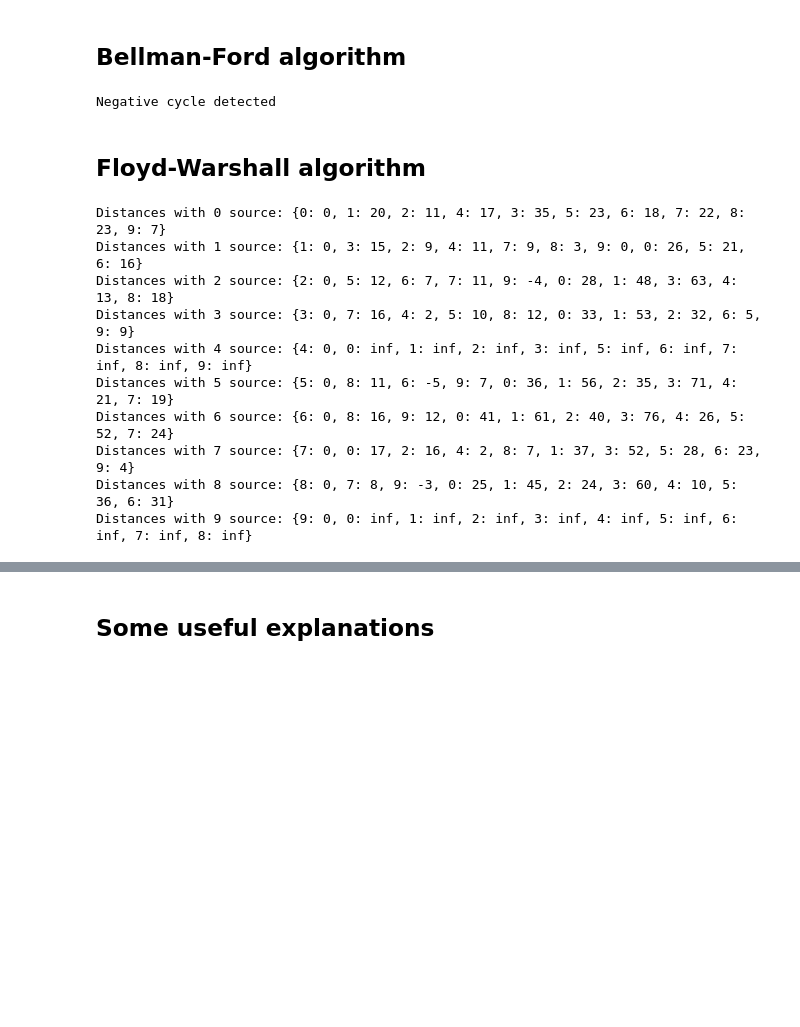
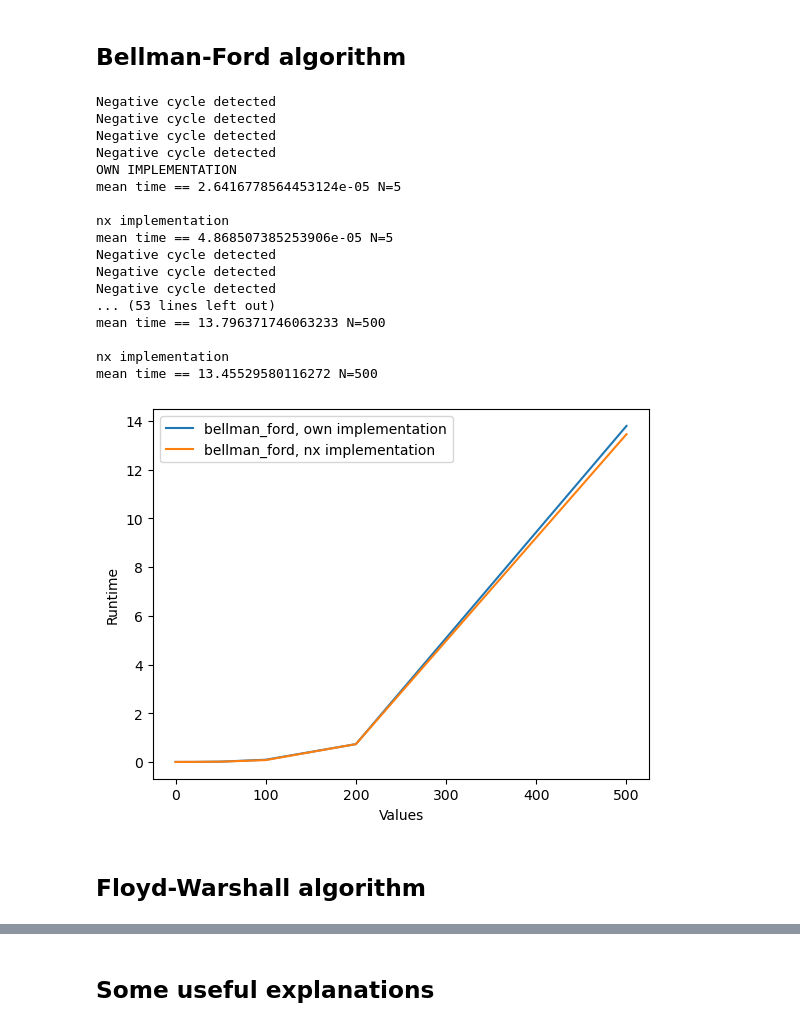
Before and after one commit to n1n1n1q/Common-Graph-Problems, a Jupyter notebook: GraphGeneration.ipynb, the cells around one changed output, grey strips where cells are left out. Drawn from its saved outputs; the diff is of its cells as text; code cells hidden in the pictures; blank space fills up the shorter version.

```diff
--- a/GraphGeneration.ipynb
+++ b/GraphGeneration.ipynb
@@ -239,16 +269,12 @@ G = gnp_random_connected_graph(10, 0.5, True, True)
 ## Bellman-Ford algorithm
 # %%
 from networkx.algorithms import bellman_ford_predecessor_and_distance
-# %%
-# pred is a dictionary of predecessors, dist is a dictionary of distances
-try:
-    pred, dist = bellman_ford_predecessor_and_distance(G, 0)
-    for k, v in dist.items():
-        print(f"Distance to {k}:", v)
-except:
-    print("Negative cycle detected")
-# %% [output]
-Negative cycle detected
+# %%
+def bellman_ford_nx(Gr,pos=0):
+    try:
+        a=bellman_ford_predecessor_and_distance(Gr,pos)
+    except:
+        print("Negative cycle detected")
 # %%
 def bellman_ford(graph: nx.Graph):
     """
@@ -277,26 +303,30 @@ def bellman_ford(graph: nx.Graph):
                 v=predecessor[v]
             return f'Negative cycle detected, {cycle}'
     return distance
+# %%
+bf_test=Tester(bellman_ford,bellman_ford_nx, None)
+bf_test.time_test(5,[5,10,20,50,100,200,500])
+bf_test.draw_graph()
+# %% [output]
+Negative cycle detected
+Negative cycle detected
+Negative cycle detected
+Negative cycle detected
+OWN IMPLEMENTATION
+mean time == 2.6416778564453124e-05 N=5
+
+nx implementation
+mean time == 4.868507385253906e-05 N=5
+Negative cycle detected
+Negative cycle detected
+Negative cycle detected
+... (53 lines left out)
+mean time == 13.796371746063233 N=500
+
+nx implementation
+mean time == 13.45529580116272 N=500
+[figure, added]
 # %% [markdown]
 ## Floyd-Warshall algorithm
 # %%
 from networkx.algorithms import floyd_warshall_predecessor_and_distance
-# %%
-# pred is a dictionary of predecessors, dist is a dictionary of distances dictionaries
-try:
-    pred, dist = floyd_warshall_predecessor_and_distance(G)
-    for k, v in dist.items():
-        print(f"Distances with {k} source:", dict(v))
-except:
-    print("Negative cycle detected")
-# %% [output]
-Distances with 0 source: {0: 0, 1: 20, 2: 11, 4: 17, 3: 35, 5: 23, 6: 18, 7: 22, 8: 23, 9: 7}
-Distances with 1 source: {1: 0, 3: 15, 2: 9, 4: 11, 7: 9, 8: 3, 9: 0, 0: 26, 5: 21, 6: 16}
-Distances with 2 source: {2: 0, 5: 12, 6: 7, 7: 11, 9: -4, 0: 28, 1: 48, 3: 63, 4: 13, 8: 18}
-Distances with 3 source: {3: 0, 7: 16, 4: 2, 5: 10, 8: 12, 0: 33, 1: 53, 2: 32, 6: 5, 9: 9}
-Distances with 4 source: {4: 0, 0: inf, 1: inf, 2: inf, 3: inf, 5: inf, 6: inf, 7: inf, 8: inf, 9: inf}
-Distances with 5 source: {5: 0, 8: 11, 6: -5, 9: 7, 0: 36, 1: 56, 2: 35, 3: 71, 4: 21, 7: 19}
-Distances with 6 source: {6: 0, 8: 16, 9: 12, 0: 41, 1: 61, 2: 40, 3: 76, 4: 26, 5: 52, 7: 24}
-Distances with 7 source: {7: 0, 0: 17, 2: 16, 4: 2, 8: 7, 1: 37, 3: 52, 5: 28, 6: 23, 9: 4}
-Distances with 8 source: {8: 0, 7: 8, 9: -3, 0: 25, 1: 45, 2: 24, 3: 60, 4: 10, 5: 36, 6: 31}
-Distances with 9 source: {9: 0, 0: inf, 1: inf, 2: inf, 3: inf, 4: inf, 5: inf, 6: inf, 7: inf, 8: inf}
```
Also changed, not shown: parts of 6 cells of this notebook.
